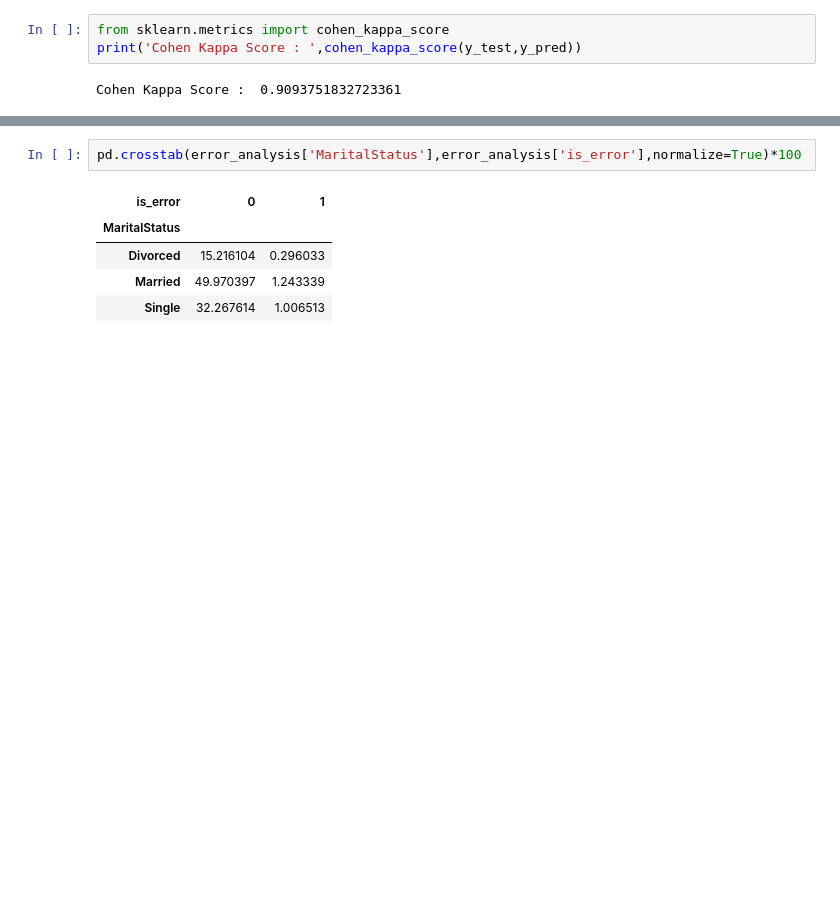
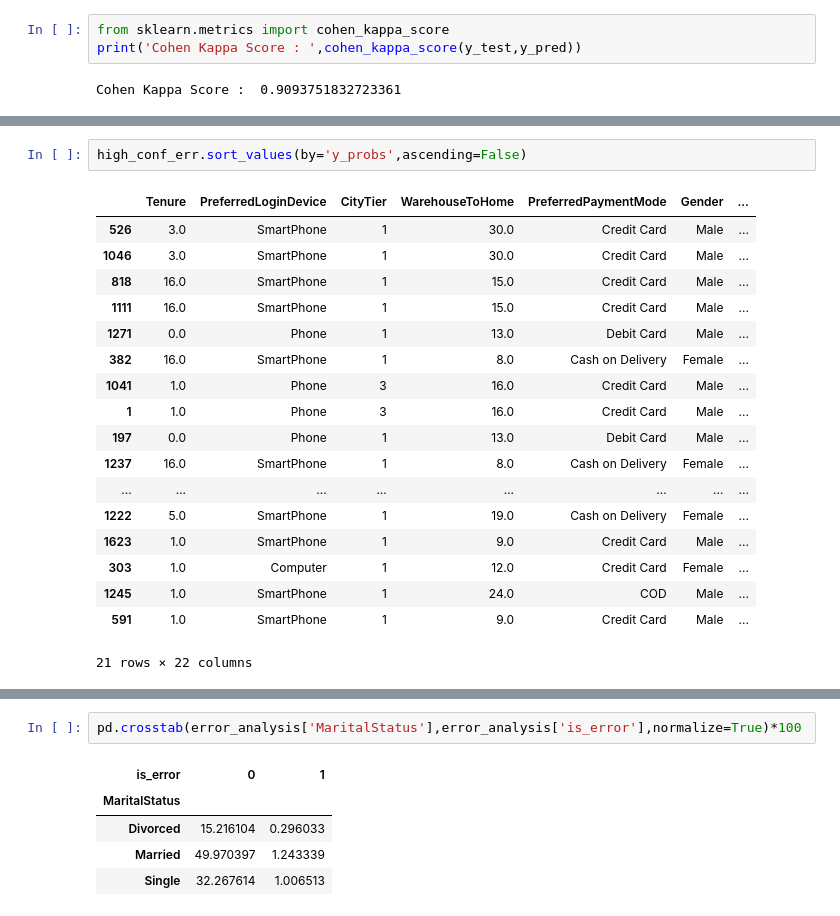
Before and after one commit to Maxwell-Selassie/Churn-Prediction, a Jupyter notebook: model_evaluation.ipynb, the cells around one changed output, grey strips where cells are left out. Saved outputs shown, nothing was run; the diff lists cells and outputs as text; blank space fills up the shorter version.

```diff
--- a/model_evaluation.ipynb
+++ b/model_evaluation.ipynb
@@ -250,0 +281,21 @@ error
+# %%
+high_conf_err.sort_values(by='y_probs',ascending=False)
+# %% [output]
+|  | Tenure | PreferredLoginDevice | CityTier | WarehouseToHome | PreferredPaymentMode | Gender | ... |
+| 526 | 3.0 | SmartPhone | 1 | 30.0 | Credit Card | Male | ... |
+| 1046 | 3.0 | SmartPhone | 1 | 30.0 | Credit Card | Male | ... |
+| 818 | 16.0 | SmartPhone | 1 | 15.0 | Credit Card | Male | ... |
+| 1111 | 16.0 | SmartPhone | 1 | 15.0 | Credit Card | Male | ... |
+| 1271 | 0.0 | Phone | 1 | 13.0 | Debit Card | Male | ... |
+| 382 | 16.0 | SmartPhone | 1 | 8.0 | Cash on Delivery | Female | ... |
+| 1041 | 1.0 | Phone | 3 | 16.0 | Credit Card | Male | ... |
+| 1 | 1.0 | Phone | 3 | 16.0 | Credit Card | Male | ... |
+| 197 | 0.0 | Phone | 1 | 13.0 | Debit Card | Male | ... |
+| 1237 | 16.0 | SmartPhone | 1 | 8.0 | Cash on Delivery | Female | ... |
+| ... | ... | ... | ... | ... | ... | ... | ... |
+| 1222 | 5.0 | SmartPhone | 1 | 19.0 | Cash on Delivery | Female | ... |
+| 1623 | 1.0 | SmartPhone | 1 | 9.0 | Credit Card | Male | ... |
+| 303 | 1.0 | Computer | 1 | 12.0 | Credit Card | Female | ... |
+| 1245 | 1.0 | SmartPhone | 1 | 24.0 | COD | Male | ... |
+| 591 | 1.0 | SmartPhone | 1 | 9.0 | Credit Card | Male | ... |
+21 rows × 22 columns
```
Also changed, not shown: parts of 13 cells of this notebook, 4 other files.
